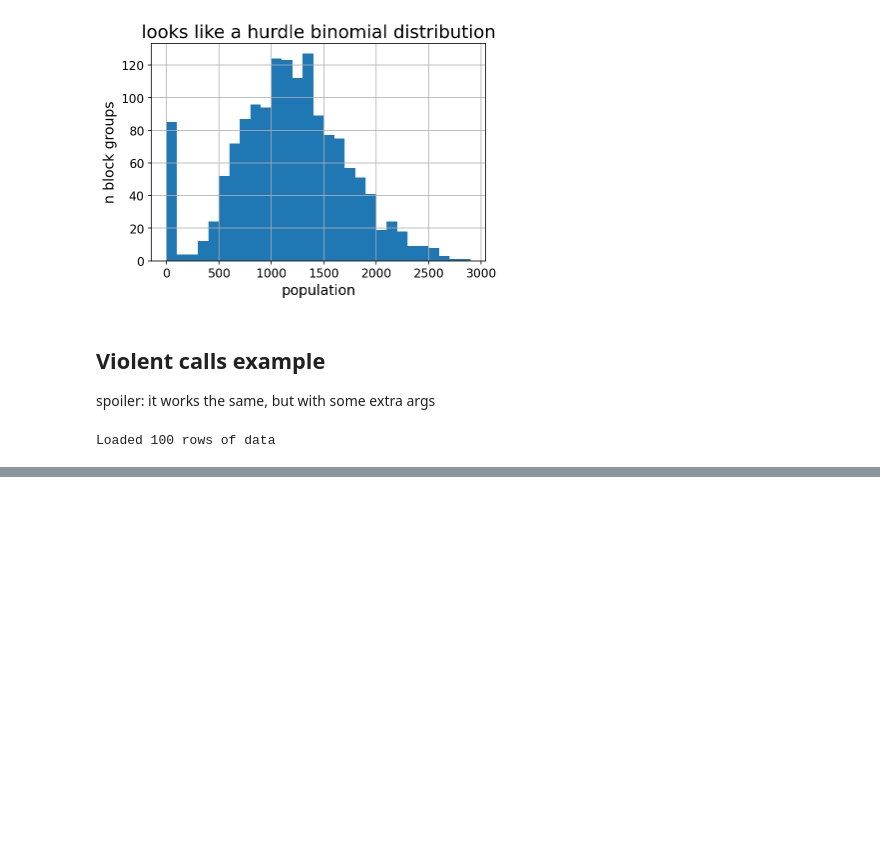
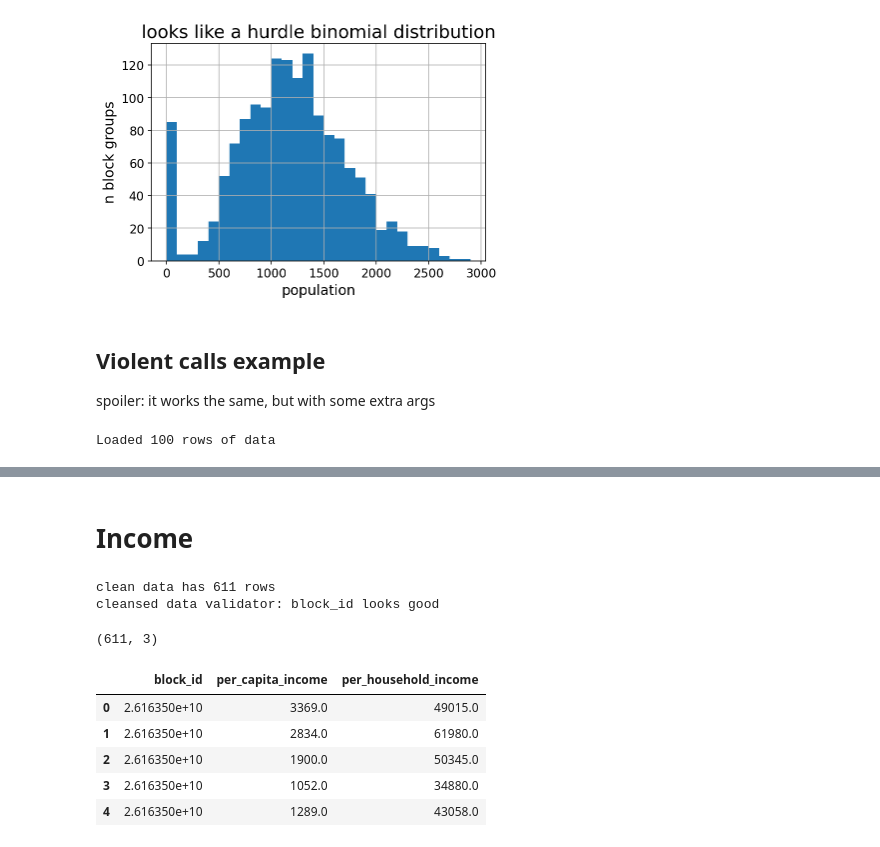
Before and after one commit to ahakso/detroit, a Jupyter notebook: tutorial_feature_constructor.ipynb, the cells around one changed output, grey strips where cells are left out. Drawn from its saved outputs; the diff is of its cells as text; code cells hidden in the pictures; blank space fills up the shorter version.

```diff
--- a/tutorial_feature_constructor.ipynb
+++ b/tutorial_feature_constructor.ipynb
@@ -121,0 +155,2 @@ call_feat.open_data_url('source')
+# %% [markdown]
+# Income
@@ -121,0 +162,8 @@ call_feat.open_data_url('source')
+# %%
+ftr = Income()
+ftr.load_data()
+ftr.cleanse_data()
+self = ftr
+# %% [output]
+clean data has 611 rows
+cleansed data validator: block_id looks good
@@ -121,0 +182,11 @@ call_feat.open_data_url('source')
+# %%
+print(self.clean_data.shape)
+self.clean_data.head()
+# %% [output]
+(611, 3)
+|  | block_id | per_capita_income | per_household_income |
+| 0 | 2.616350e+10 | 3369.0 | 49015.0 |
+| 1 | 2.616350e+10 | 2834.0 | 61980.0 |
+| 2 | 2.616350e+10 | 1900.0 | 50345.0 |
+| 3 | 2.616350e+10 | 1052.0 | 34880.0 |
+| 4 | 2.616350e+10 | 1289.0 | 43058.0 |
```
Also changed, not shown: parts of 28 cells of this notebook.
